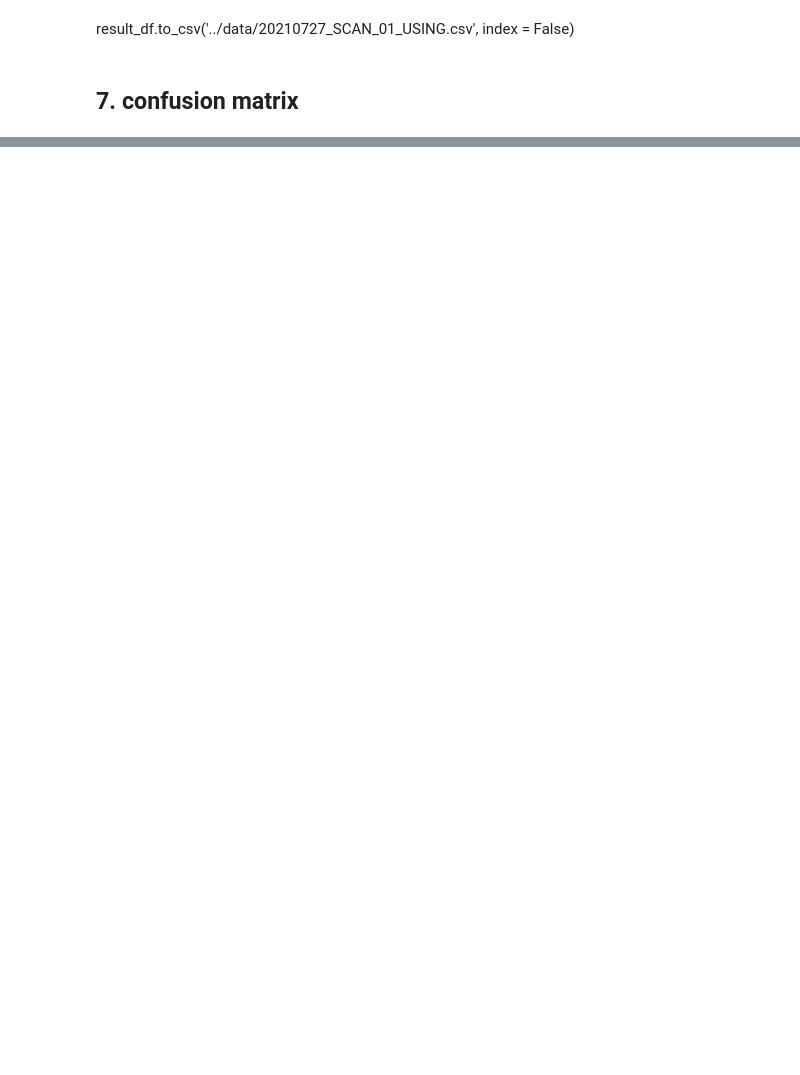
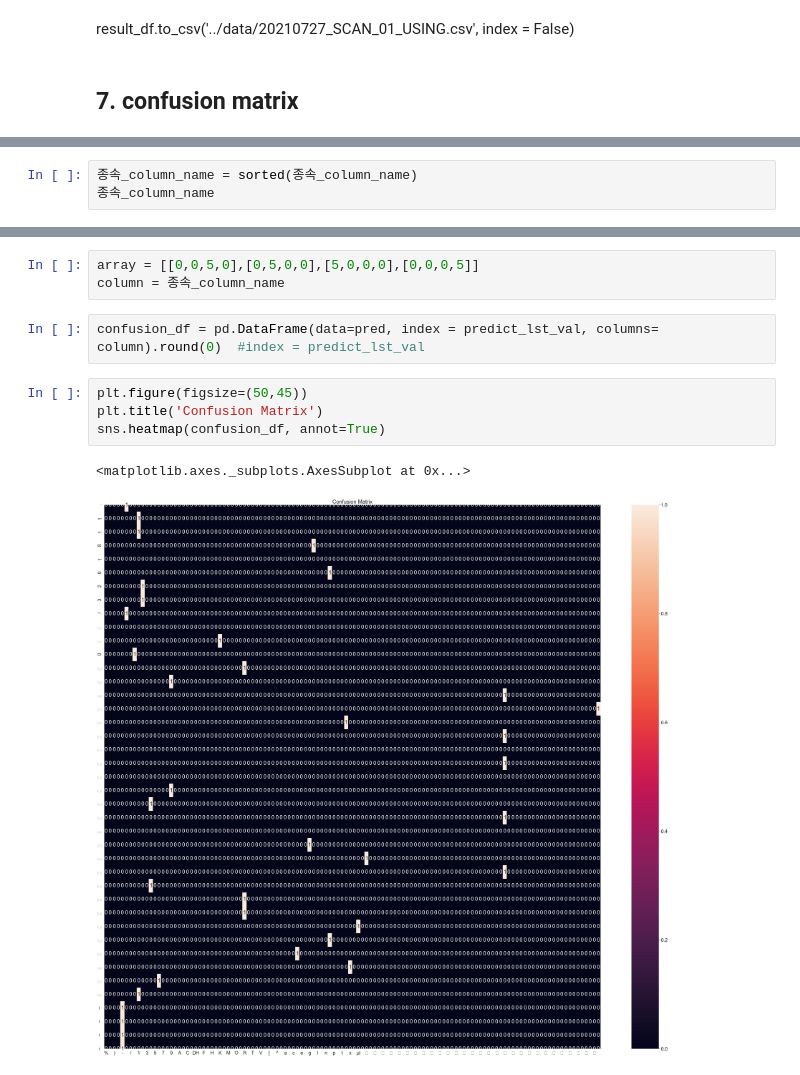
Before and after one commit to surim-wang/kidney, a Jupyter notebook: source/20210725_labelme_json2dataset_ver1.0.ipynb, the cells around one changed output, grey strips where cells are left out. Saved outputs shown, nothing was run; the diff lists cells and outputs as text; blank space fills up the shorter version.

```diff
--- a/source/20210725_labelme_json2dataset_ver1.0.ipynb
+++ b/source/20210725_labelme_json2dataset_ver1.0.ipynb
@@ -517,0 +523,3 @@ result_df.to_csv('../data/20210727_SCAN_01_USING.csv', index = False)
+# %%
+종속_column_name = sorted(종속_column_name)
+종속_column_name
@@ -517,0 +544,12 @@ result_df.to_csv('../data/20210727_SCAN_01_USING.csv', index = False)
+# %%
+array = [[0,0,5,0],[0,5,0,0],[5,0,0,0],[0,0,0,5]]
+column = 종속_column_name
+# %%
+confusion_df = pd.DataFrame(data=pred, index = predict_lst_val, columns= column).round(0)  #index = predict_lst_val
+# %%
+plt.figure(figsize=(50,45))
+plt.title('Confusion Matrix')
+sns.heatmap(confusion_df, annot=True)
+# %% [output]
+<matplotlib.axes._subplots.AxesSubplot at 0x...>
+[figure, added]
```
Also changed, not shown: parts of 39 cells of this notebook, 2 other files.
